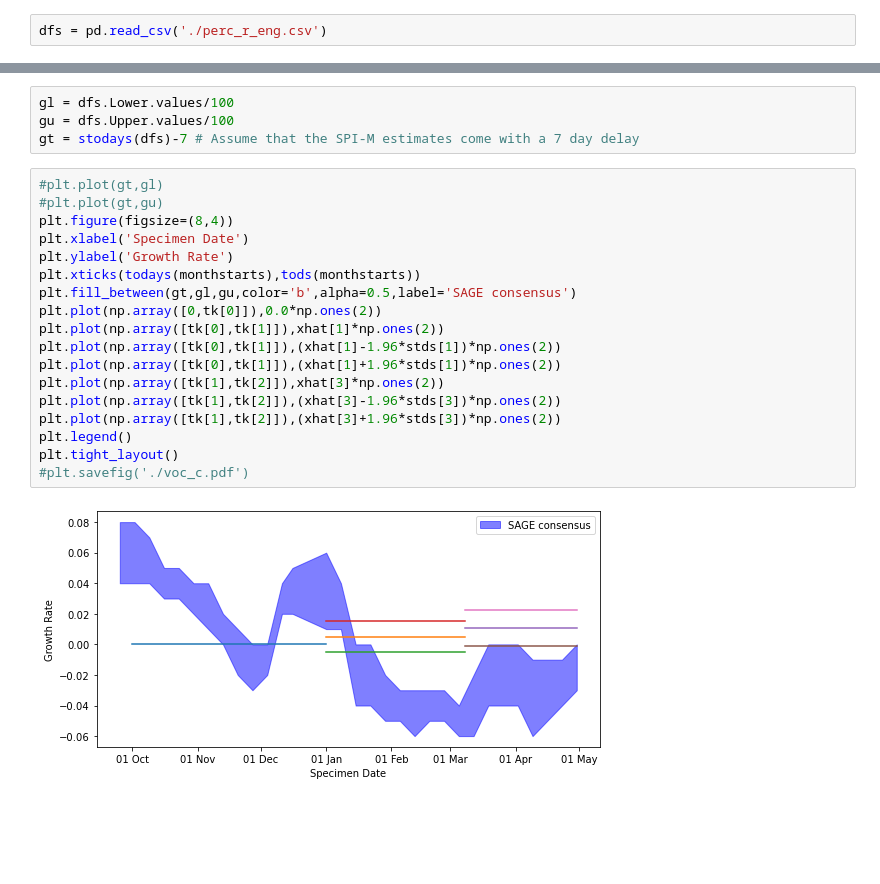
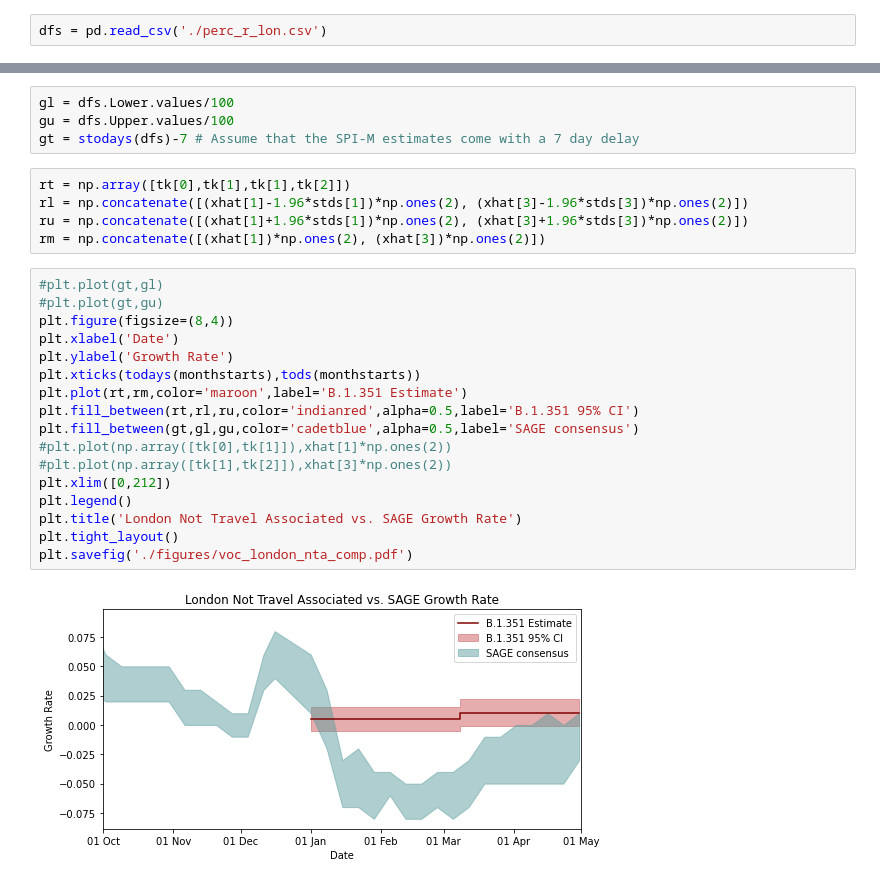
Before and after one commit to JCurran-Sebastian/BPs_for_VoC, a Jupyter notebook: voc_data.ipynb, the cells around one changed output, grey strips where cells are left out. Drawn from its saved outputs; the diff is of its cells as text; blank space fills up the shorter version.

```diff
--- a/voc_data.ipynb
+++ b/voc_data.ipynb
@@ -270,7 +252,7 @@ print(stds)
 # %% [output]
 [0.26509632 0.00519759 0.28338963 0.00597192 0.28357679]
 # %%
-dfs = pd.read_csv('./perc_r_eng.csv')
+dfs = pd.read_csv('./perc_r_lon.csv')
 # %%
 def stodays(x):
     return np.array((pd.to_datetime(x['Date'], format='%d-%b-%y') - pd.Timestamp("2020-10-01")) // pd.Timedelta('1D'))
@@ -278,23 +260,27 @@ def stodays(x):
 gl = dfs.Lower.values/100
 gu = dfs.Upper.values/100
 gt = stodays(dfs)-7 # Assume that the SPI-M estimates come with a 7 day delay
+# %%
+rt = np.array([tk[0],tk[1],tk[1],tk[2]])
+rl = np.concatenate([(xhat[1]-1.96*stds[1])*np.ones(2), (xhat[3]-1.96*stds[3])*np.ones(2)])
+ru = np.concatenate([(xhat[1]+1.96*stds[1])*np.ones(2), (xhat[3]+1.96*stds[3])*np.ones(2)])
+rm = np.concatenate([(xhat[1])*np.ones(2), (xhat[3])*np.ones(2)])
 # %%
 #plt.plot(gt,gl)
 #plt.plot(gt,gu)
 plt.figure(figsize=(8,4))
-plt.xlabel('Specimen Date')
+plt.xlabel('Date')
 plt.ylabel('Growth Rate')
 plt.xticks(todays(monthstarts),tods(monthstarts))
-plt.fill_between(gt,gl,gu,color='b',alpha=0.5,label='SAGE consensus')
-plt.plot(np.array([0,tk[0]]),0.0*np.ones(2))
-plt.plot(np.array([tk[0],tk[1]]),xhat[1]*np.ones(2))
-plt.plot(np.array([tk[0],tk[1]]),(xhat[1]-1.96*stds[1])*np.ones(2))
-plt.plot(np.array([tk[0],tk[1]]),(xhat[1]+1.96*stds[1])*np.ones(2))
-plt.plot(np.array([tk[1],tk[2]]),xhat[3]*np.ones(2))
-plt.plot(np.array([tk[1],tk[2]]),(xhat[3]-1.96*stds[3])*np.ones(2))
-plt.plot(np.array([tk[1],tk[2]]),(xhat[3]+1.96*stds[3])*np.ones(2))
+plt.plot(rt,rm,color='maroon',label='B.1.351 Estimate')
+plt.fill_between(rt,rl,ru,color='indianred',alpha=0.5,label='B.1.351 95% CI')
+plt.fill_between(gt,gl,gu,color='cadetblue',alpha=0.5,label='SAGE consensus')
+#plt.plot(np.array([tk[0],tk[1]]),xhat[1]*np.ones(2))
+#plt.plot(np.array([tk[1],tk[2]]),xhat[3]*np.ones(2))
+plt.xlim([0,212])
 plt.legend()
+plt.title('London Not Travel Associated vs. SAGE Growth Rate')
 plt.tight_layout()
-#plt.savefig('./voc_c.pdf')
+plt.savefig('./figures/voc_london_nta_comp.pdf')
 # %% [output]
-[figure, old version]
+[figure, new version]
```
Also changed, not shown: parts of 8 cells of this notebook, 16 other files.
